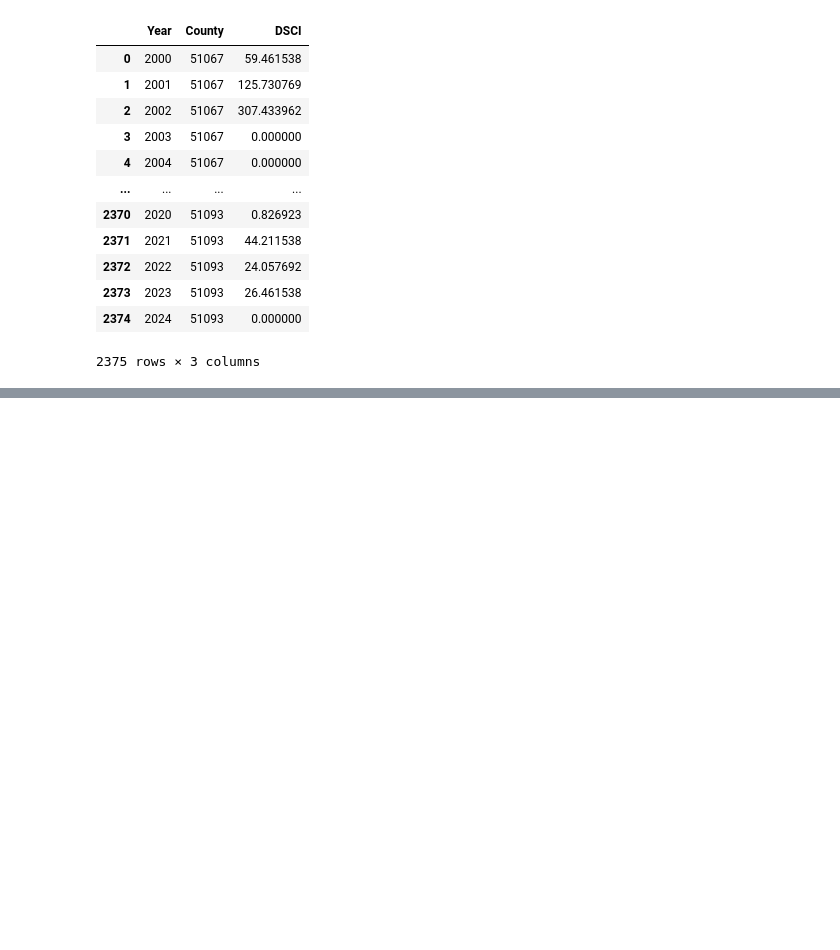
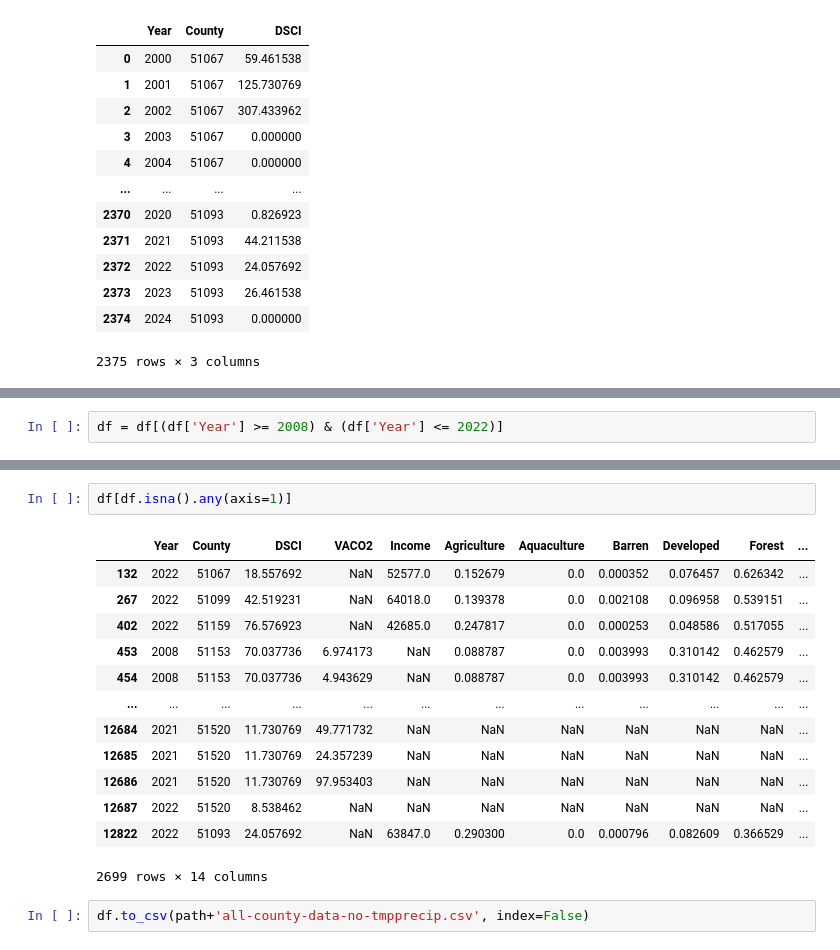
Before and after one commit to hrnur/uvaeicapstone, a Jupyter notebook: all-county-data.ipynb, the cells around one changed output, grey strips where cells are left out. Saved outputs shown, nothing was run; the diff lists cells and outputs as text; blank space fills up the shorter version.

```diff
--- a/all-county-data.ipynb
+++ b/all-county-data.ipynb
@@ -226,0 +529,2 @@ final_df
+# %%
+df = df[(df['Year'] >= 2008) & (df['Year'] <= 2022)]
@@ -226,0 +549,18 @@ final_df
+# %%
+df[df.isna().any(axis=1)]
+# %% [output]
+|  | Year | County | DSCI | VACO2 | Income | Agriculture | Aquaculture | Barren | Developed | Forest | ... |
+| 132 | 2022 | 51067 | 18.557692 | NaN | 52577.0 | 0.152679 | 0.0 | 0.000352 | 0.076457 | 0.626342 | ... |
+| 267 | 2022 | 51099 | 42.519231 | NaN | 64018.0 | 0.139378 | 0.0 | 0.002108 | 0.096958 | 0.539151 | ... |
+| 402 | 2022 | 51159 | 76.576923 | NaN | 42685.0 | 0.247817 | 0.0 | 0.000253 | 0.048586 | 0.517055 | ... |
+| 453 | 2008 | 51153 | 70.037736 | 6.974173 | NaN | 0.088787 | 0.0 | 0.003993 | 0.310142 | 0.462579 | ... |
+| 454 | 2008 | 51153 | 70.037736 | 4.943629 | NaN | 0.088787 | 0.0 | 0.003993 | 0.310142 | 0.462579 | ... |
+| ... | ... | ... | ... | ... | ... | ... | ... | ... | ... | ... | ... |
+| 12684 | 2021 | 51520 | 11.730769 | 49.771732 | NaN | NaN | NaN | NaN | NaN | NaN | ... |
+| 12685 | 2021 | 51520 | 11.730769 | 24.357239 | NaN | NaN | NaN | NaN | NaN | NaN | ... |
+| 12686 | 2021 | 51520 | 11.730769 | 97.953403 | NaN | NaN | NaN | NaN | NaN | NaN | ... |
+| 12687 | 2022 | 51520 | 8.538462 | NaN | NaN | NaN | NaN | NaN | NaN | NaN | ... |
+| 12822 | 2022 | 51093 | 24.057692 | NaN | 63847.0 | 0.290300 | 0.0 | 0.000796 | 0.082609 | 0.366529 | ... |
+2699 rows × 14 columns
+# %%
+df.to_csv(path+'all-county-data-no-tmpprecip.csv', index=False)
```
Also changed, not shown: parts of 18 cells of this notebook, 1 other file.
